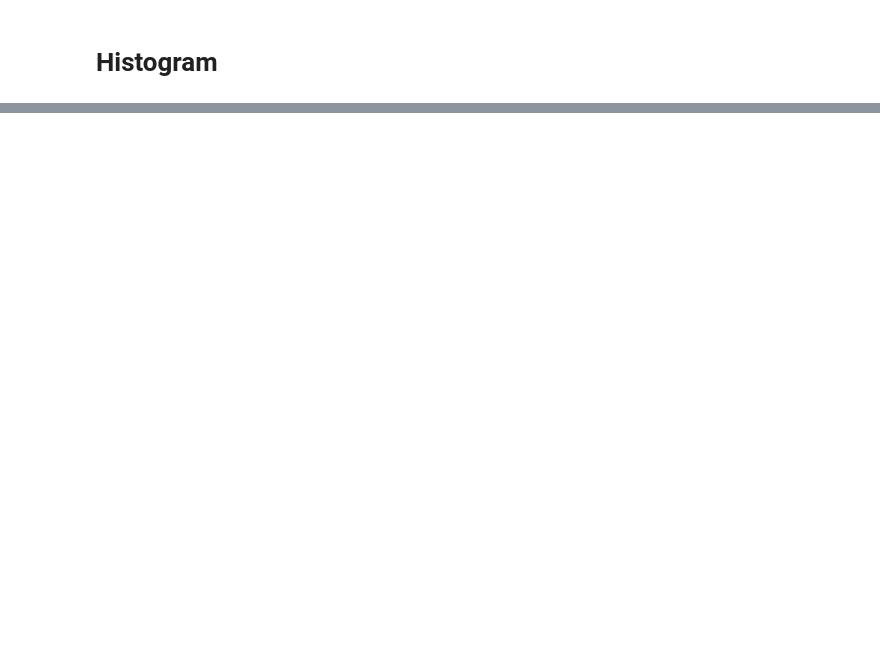
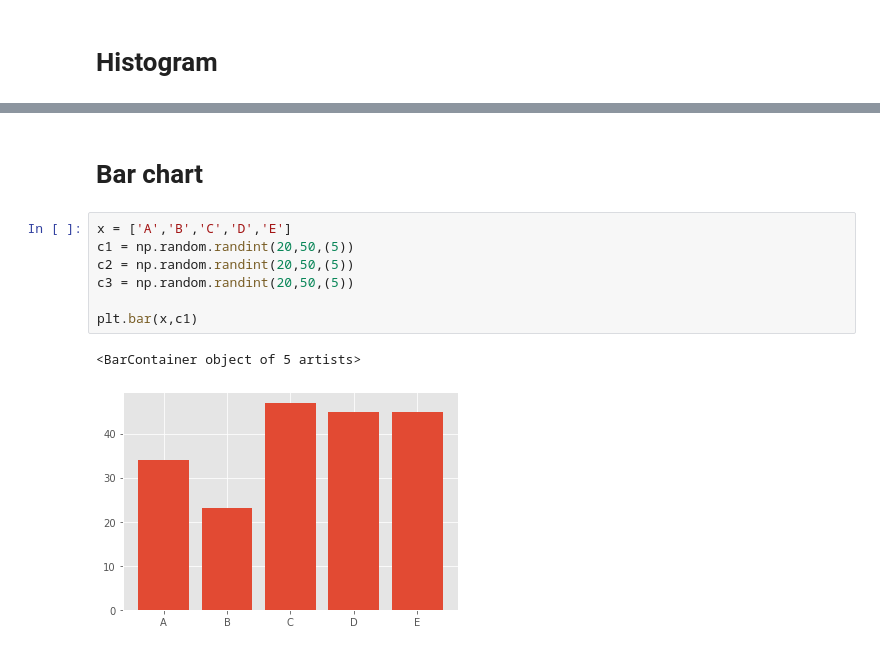
Before and after one commit to anmolk11/Data-visualization, a Jupyter notebook: Untitled.ipynb, the cells around one changed output, grey strips where cells are left out. Drawn from its saved outputs; the diff is of its cells as text; blank space fills up the shorter version.

```diff
--- a/Untitled.ipynb
+++ b/Untitled.ipynb
@@ -57,0 +58,12 @@ plt.show()
+# %% [markdown]
+# Bar chart
+# %%
+x = ['A','B','C','D','E']
+c1 = np.random.randint(20,50,(5))
+c2 = np.random.randint(20,50,(5))
+c3 = np.random.randint(20,50,(5))
+
+plt.bar(x,c1)
+# %% [output]
+<BarContainer object of 5 artists>
+[figure, added]
```
Also changed, not shown: parts of 7 cells of this notebook.
